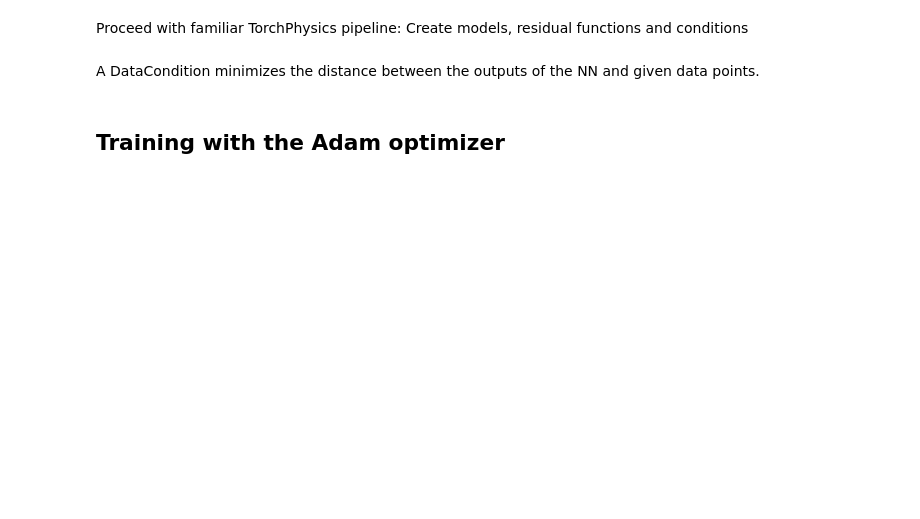
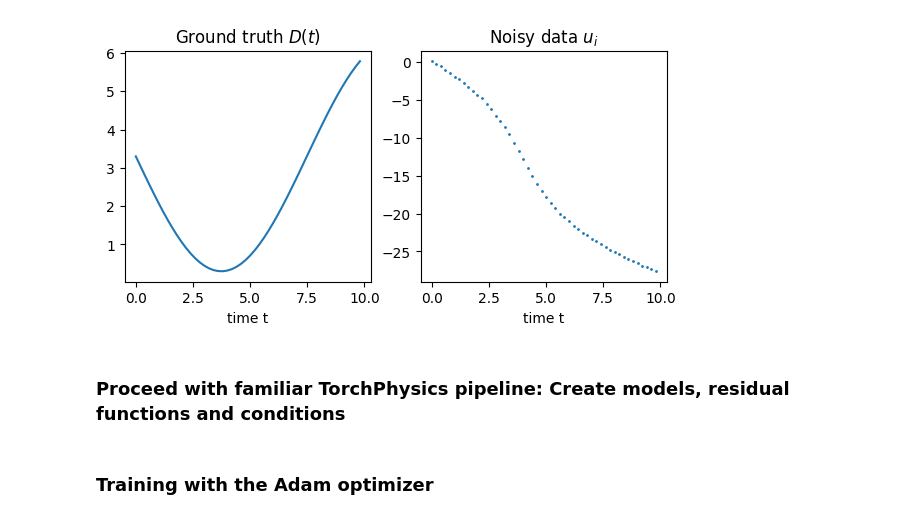
Before and after one commit to TomF98/torchphysics, a Jupyter notebook: examples/Day2/Sol_8b.ipynb, the cells around one changed output. Saved outputs shown, nothing was run; the diff lists cells and outputs as text; code cells hidden in the pictures; blank space fills up the shorter version.

```diff
--- a/examples/Day2/Sol_8b.ipynb
+++ b/examples/Day2/Sol_8b.ipynb
@@ -96,3 +82,15 @@ Transfer dataset into TorchPhysics Points
+# %%
+# Plot ground truth parameter D(t) and data u_i
+fig, (ax1, ax2) = plt.subplots(1, 2, figsize=(7,3))
+ax1.plot(t_data[:, 0], D_groundtruth(t_data[:, 0]))
+ax1.set_title(r'Ground truth $D(t)$')
+ax1.set_xlabel('time t')
+ax2.scatter(t_data[:, 0], u_data[:, 0], s=1.)
+ax2.set_title(r'Noisy data $u_i$')
+ax2.set_xlabel('time t')
+plt.show()
+# %% [output]
+[figure, added]
 # %%
 # In order to work with the data in TorchPhysics,
 # we need to transform the data into `tp.spaces.Points` objects.
@@ -105,7 +103,7 @@ u_data_points = tp.spaces.Points(u_data, U)
 # Hint: This is analogous to Exercise_8.
 data_loader = tp.utils.PointsDataLoader((t_data_points, u_data_points), batch_size=len(t_data))
 # %% [markdown]
-Proceed with familiar TorchPhysics pipeline: Create models, residual functions and conditions
+### Proceed with familiar TorchPhysics pipeline: Create models, residual functions and conditions
 # %%
 # We use the same model archiecture for u as in Exercise 8
 model_u = tp.models.FCN(input_space=T, output_space=U, hidden = (50, 50))
@@ -126,4 +122,2 @@ def pde_residual(u, D, t):
 pde_condition = tp.conditions.PINNCondition(model, pde_sampler, pde_residual)
-# %% [markdown]
-A DataCondition minimizes the distance between the outputs of the NN and given data points.
 # %%
@@ -134,5 +128,5 @@ data_condition = tp.conditions.DataCondition(module=model_u,
                                              use_full_dataset=True,
                                              weight=50)
 # %% [markdown]
-## Training with the Adam optimizer
+### Training with the Adam optimizer
 # %%
```
Also changed, not shown: parts of 23 cells of this notebook, 1 other file.
